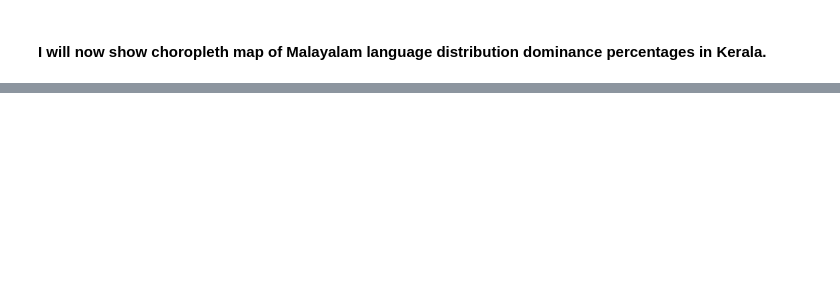
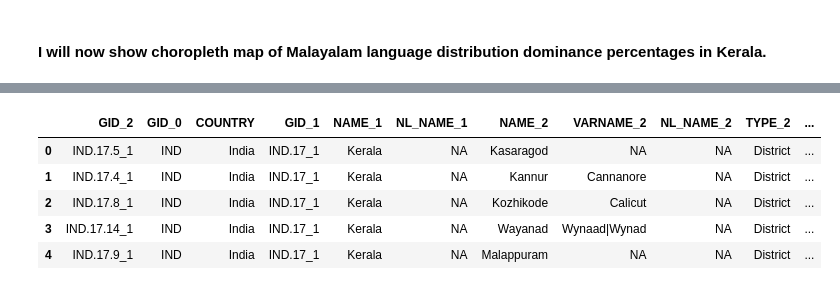
Before and after one commit to squishridyvi/Geographical-Distribution-Mapping-of-Dravidian-Languages-, a Jupyter notebook: Geographical Distribution of Dravidian Languages.ipynb, the cells around one changed output, grey strips where cells are left out. Saved outputs shown, nothing was run; the diff lists cells and outputs as text; code cells hidden in the pictures; blank space fills up the shorter version.

```diff
--- a/Geographical Distribution of Dravidian Languages.ipynb
+++ b/Geographical Distribution of Dravidian Languages.ipynb
@@ -1200,2 +1200,5 @@ Text(0.5, 1.0, 'Relative Spatial Distribution of Languages in Kerala (District-l
 # %% [markdown]
 #### I will now show choropleth map of Malayalam language distribution dominance percentages in Kerala.
+# %%
+mal_dist_kerala_plsi_df = pd.read_csv("malayalam_perc_district_mapping.csv")
+mal_dist_kerala_plsi_df
@@ -1201,0 +1280,10 @@ Text(0.5, 1.0, 'Relative Spatial Distribution of Languages in Kerala (District-l
+# %%
+merged_1 = all_districts.merge(mal_dist_kerala_plsi_df, left_on="NAME_2", right_on="district")
+merged_1.head()
+# %% [output]
+|  | GID_2 | GID_0 | COUNTRY | GID_1 | NAME_1 | NL_NAME_1 | NAME_2 | VARNAME_2 | NL_NAME_2 | TYPE_2 | ... |
+| 0 | IND.17.5_1 | IND | India | IND.17_1 | Kerala | NA | Kasaragod | NA | NA | District | ... |
+| 1 | IND.17.4_1 | IND | India | IND.17_1 | Kerala | NA | Kannur | Cannanore | NA | District | ... |
+| 2 | IND.17.8_1 | IND | India | IND.17_1 | Kerala | NA | Kozhikode | Calicut | NA | District | ... |
+| 3 | IND.17.14_1 | IND | India | IND.17_1 | Kerala | NA | Wayanad | Wynaad|Wynad | NA | District | ... |
+| 4 | IND.17.9_1 | IND | India | IND.17_1 | Kerala | NA | Malappuram | NA | NA | District | ... |
```
Also changed, not shown: parts of 8 cells of this notebook.
